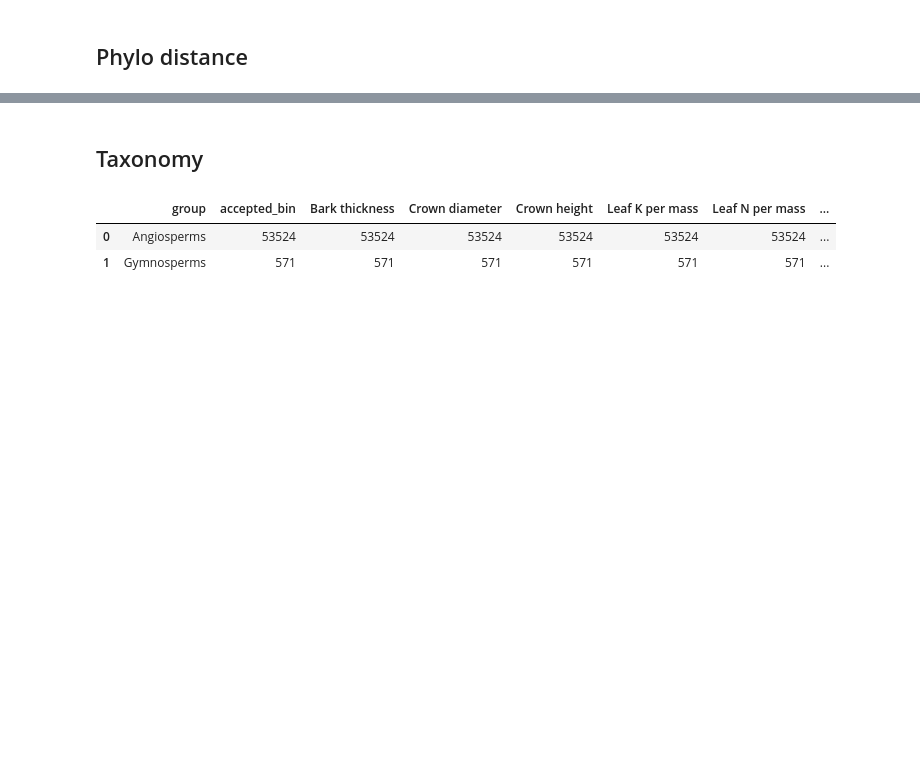
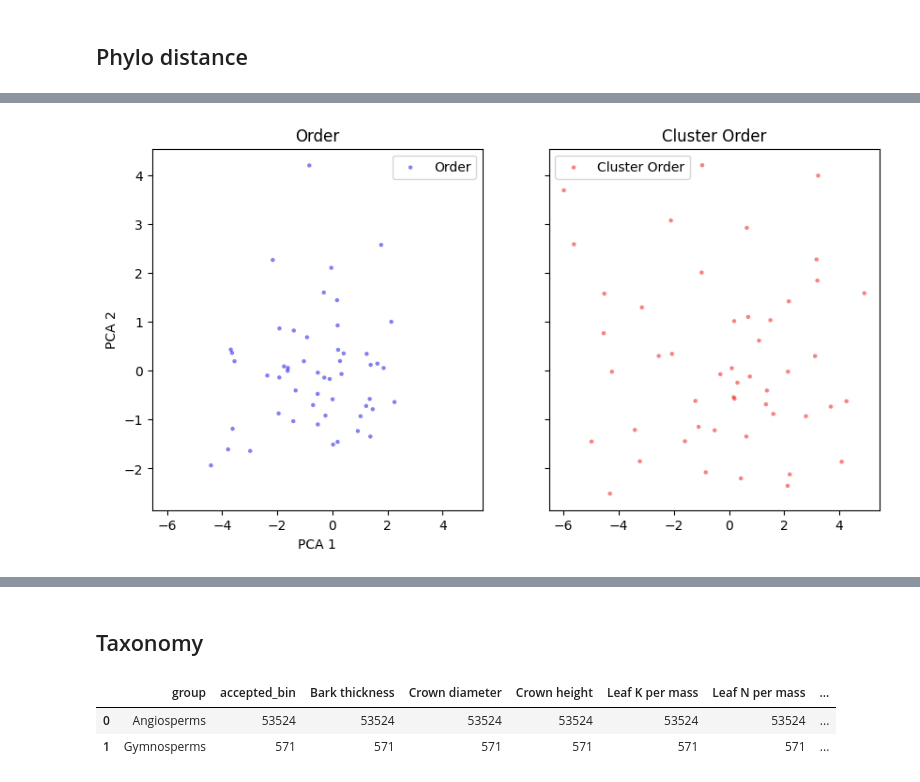
Before and after one commit to pabloubilla/tree_clustering, a Jupyter notebook: code/taxonomic_exploration.ipynb, the cells around one changed output, grey strips where cells are left out. Cells and saved outputs as stored; diff of their text form; code cells hidden in the pictures; blank space fills up the shorter version.

```diff
--- a/code/taxonomic_exploration.ipynb
+++ b/code/taxonomic_exploration.ipynb
@@ -32,0 +66,13 @@ phylo_dist.index = phylo_dist.columns
+# %%
+# genus
+print('Calculating distances for genus')
+n_species_genus, mean_phylo_dist_genus = dist_tax(tax, 'genus')
+# family
+print('Calculating distances for family')
+n_species_family, mean_phylo_dist_family = dist_tax(tax, 'family')
+# order
+print('Calculating distances for order')
+n_species_order, mean_phylo_dist_order = dist_tax(tax, 'order')
+# group
+# print('Calculating distances for group')
+# n_species_group, mean_phylo_dist_group = dist_tax(tax, 'group')
@@ -97,0 +310,48 @@ cluster_234
+# %%
+# define PCA and fit to data
+pca = PCA(n_components=2)
+pca.fit(data[trait_cols])
+
+# merge data and tax dataframes
+full_df = pd.merge(data, tax, on='accepted_bin')
+# %%
+def plot_taxonomic_level_pca(level, df, pca, trait_cols):
+    # Get means of trait columns for the specified level and its cluster
+    mean_level = df.groupby(level).mean([trait_cols])
+    mean_cluster_level = df.groupby(f'cluster_{level}_x').mean([trait_cols])
+
+    # Transform both to PCA
+    level_pca = pca.transform(mean_level[trait_cols])
+    cluster_level_pca = pca.transform(mean_cluster_level[trait_cols])
+
+    # # Plot
+    # fig, ax = plt.subplots(figsize=(7, 7))
+    # ax.scatter(level_pca[:, 0], level_pca[:, 1], color='blue', label=level.capitalize(), alpha=0.5, edgecolors='none')
+    # ax.scatter(cluster_level_pca[:, 0], cluster_level_pca[:, 1], color='red', label=f'Cluster {level.capitalize()}', alpha=0.5, edgecolors='none')
+    fig, axs = plt.subplots(1, 2, figsize=(10, 5),
+                            sharex = True, sharey = True)  # Create two side-by-side subplots
+
+# Plot for the specified taxonomic level
+    axs[0].scatter(level_pca[:, 0], level_pca[:, 1], color='blue',
+                    label=level.capitalize(), alpha=0.5, edgecolors='none',s = 10)
+    axs[0].set_title(f'{level.capitalize()}')
+    axs[0].legend()
+
+    # Plot for the cluster associated with the taxonomic level
+    axs[1].scatter(cluster_level_pca[:, 0], cluster_level_pca[:, 1], color='red',
+                   label=f'Cluster {level.capitalize()}', alpha=0.5, edgecolors='none', s = 10)
+    axs[1].set_title(f'Cluster {level.capitalize()}')
+    axs[1].legend()
+
+
+    # Set labels and title
+    axs[0].set_xlabel('PCA 1')
+    axs[0].set_ylabel('PCA 2')
+    # ax.set_title(f'PCA of {level.capitalize()} and Cluster {level.capitalize()}')
+    # ax.legend()
+
+    plt.show()
+
+plot_taxonomic_level_pca('order', full_df, pca, trait_cols)
+# %% [output]
+[figure, added]
```
Also changed, not shown: parts of 28 cells of this notebook, 15 other files.
